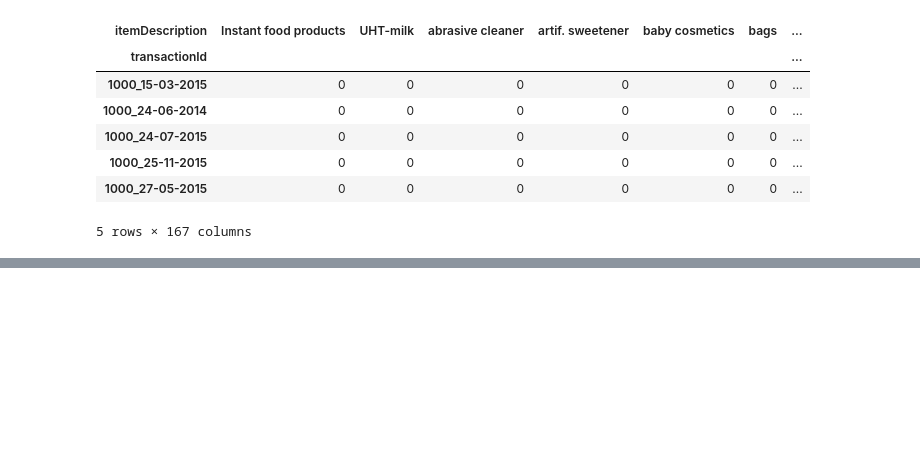
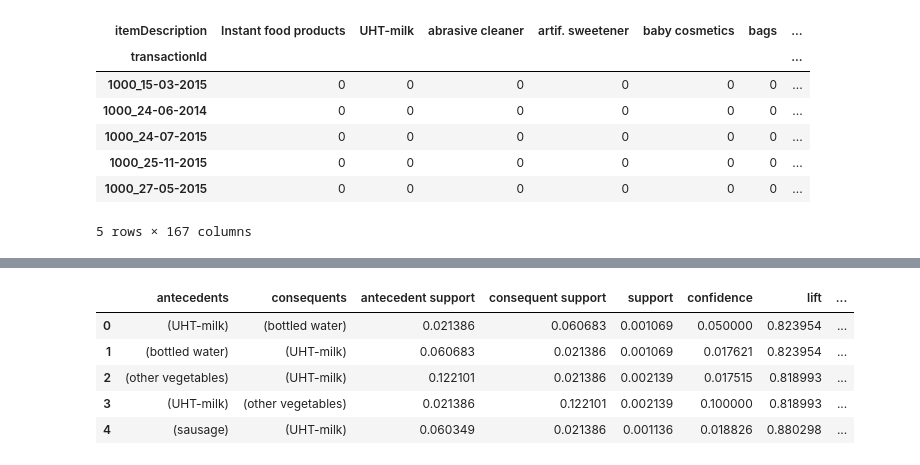
Before and after one commit to AllanVikiru/sl-ml-app, a Jupyter notebook: model.ipynb, the cells around one changed output, grey strips where cells are left out. Saved outputs shown, nothing was run; the diff lists cells and outputs as text; code cells hidden in the pictures; blank space fills up the shorter version.

```diff
--- a/model.ipynb
+++ b/model.ipynb
@@ -52,0 +69,17 @@ basket_input = df2.applymap(encode)
+# %%
+# apriori
+from mlxtend.frequent_patterns import apriori
+from mlxtend.frequent_patterns import association_rules
+
+frequent_itemsets = apriori(basket_input, min_support=0.001, use_colnames=True)
+
+rules = association_rules(frequent_itemsets, metric="lift")
+
+rules.head()
+# %% [output]
+|  | antecedents | consequents | antecedent support | consequent support | support | confidence | lift | ... |
+| 0 | (UHT-milk) | (bottled water) | 0.021386 | 0.060683 | 0.001069 | 0.050000 | 0.823954 | ... |
+| 1 | (bottled water) | (UHT-milk) | 0.060683 | 0.021386 | 0.001069 | 0.017621 | 0.823954 | ... |
+| 2 | (other vegetables) | (UHT-milk) | 0.122101 | 0.021386 | 0.002139 | 0.017515 | 0.818993 | ... |
+| 3 | (UHT-milk) | (other vegetables) | 0.021386 | 0.122101 | 0.002139 | 0.100000 | 0.818993 | ... |
+| 4 | (sausage) | (UHT-milk) | 0.060349 | 0.021386 | 0.001136 | 0.018826 | 0.880298 | ... |
```
Also changed, not shown: parts of 2 cells of this notebook.
